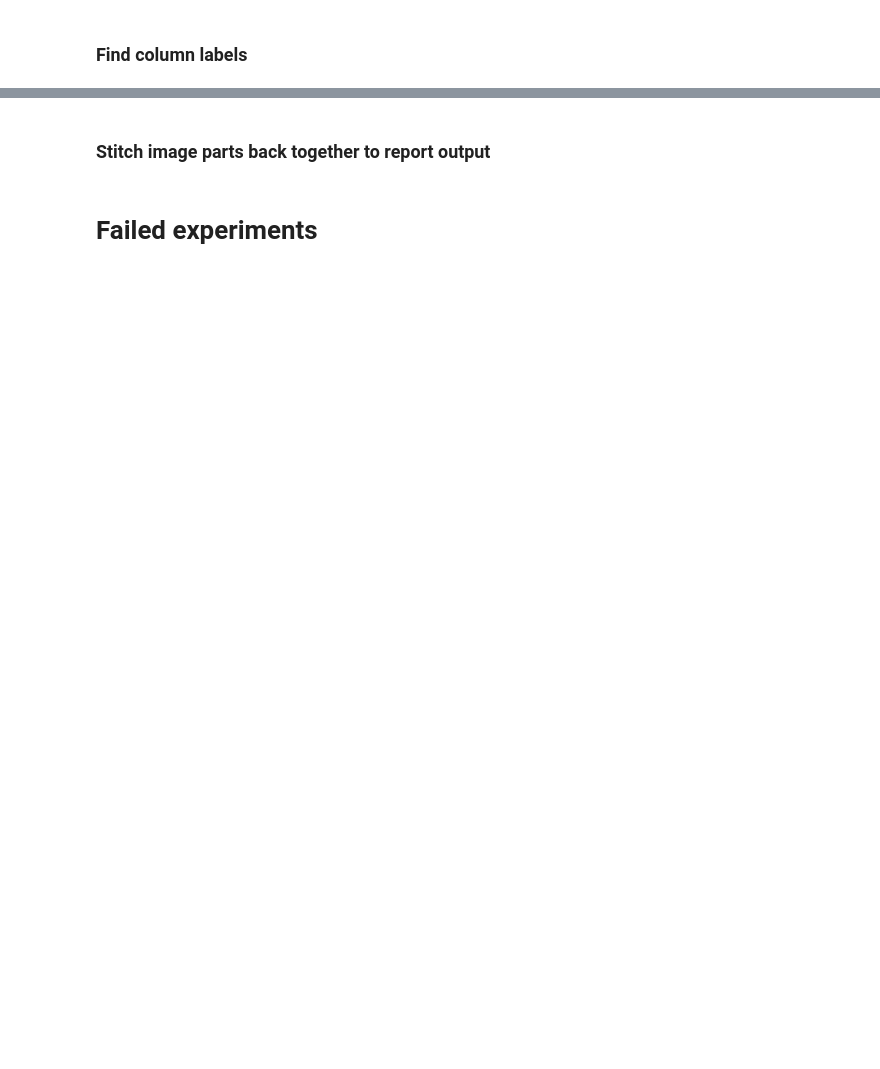
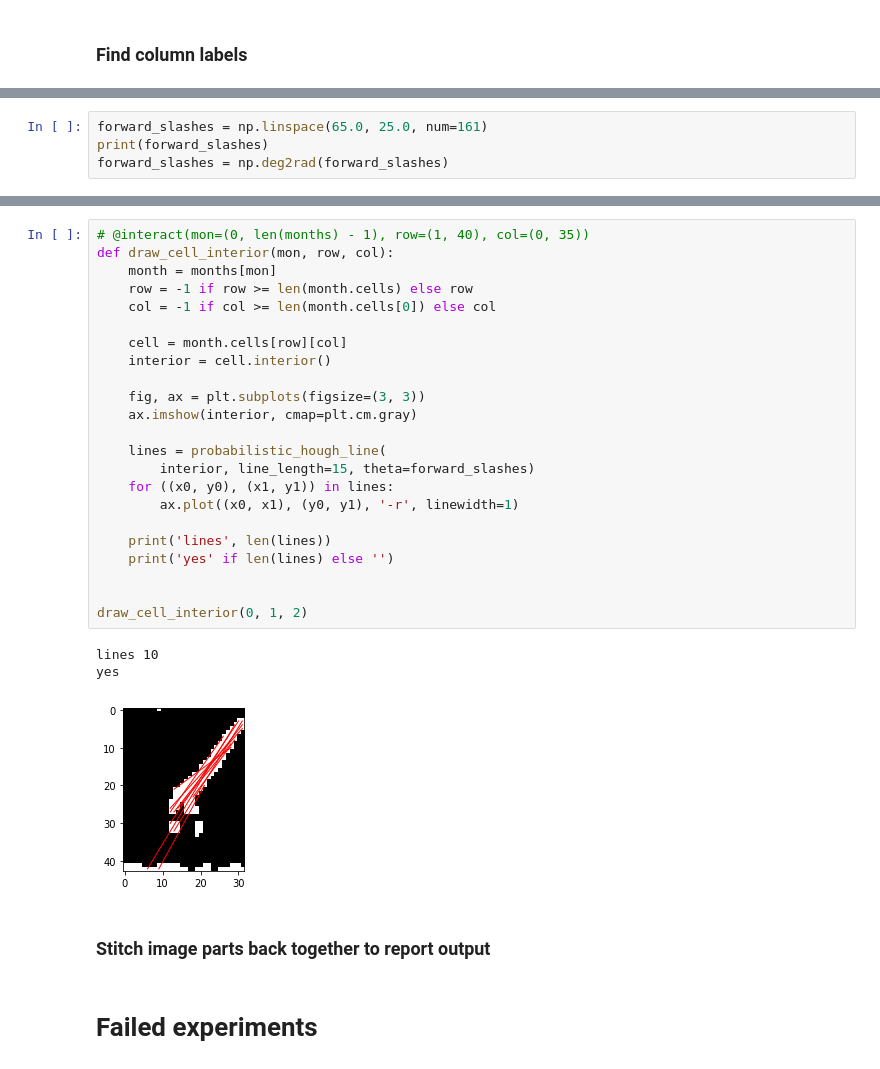
Before and after one commit to rafelafrance/boyd-bird-journal, a Jupyter notebook: experiments_for_boyd_journal_extraction.ipynb, the cells around one changed output, grey strips where cells are left out. Saved outputs shown, nothing was run; the diff lists cells and outputs as text; blank space fills up the shorter version.

```diff
--- a/experiments_for_boyd_journal_extraction.ipynb
+++ b/experiments_for_boyd_journal_extraction.ipynb
@@ -456,0 +511,4 @@ plt.show()
+# %%
+forward_slashes = np.linspace(65.0, 25.0, num=161)
+print(forward_slashes)
+forward_slashes = np.deg2rad(forward_slashes)
@@ -457,3 +532,30 @@ plt.show()
+# %%
+# @interact(mon=(0, len(months) - 1), row=(1, 40), col=(0, 35))
+def draw_cell_interior(mon, row, col):
+    month = months[mon]
+    row = -1 if row >= len(month.cells) else row
+    col = -1 if col >= len(month.cells[0]) else col
+
+    cell = month.cells[row][col]
+    interior = cell.interior()
+
+    fig, ax = plt.subplots(figsize=(3, 3))
+    ax.imshow(interior, cmap=plt.cm.gray)
+
+    lines = probabilistic_hough_line(
+        interior, line_length=15, theta=forward_slashes)
+    for ((x0, y0), (x1, y1)) in lines:
+        ax.plot((x0, x1), (y0, y1), '-r', linewidth=1)
+
+    print('lines', len(lines))
+    print('yes' if len(lines) else '')
+
+
+draw_cell_interior(0, 1, 2)
+# %% [output]
+lines 10
+yes
+[figure, added]
 # %% [markdown]
 ### Stitch image parts back together to report output
 # %% [markdown]
```
Also changed, not shown: parts of 26 cells of this notebook, 1 other file.
